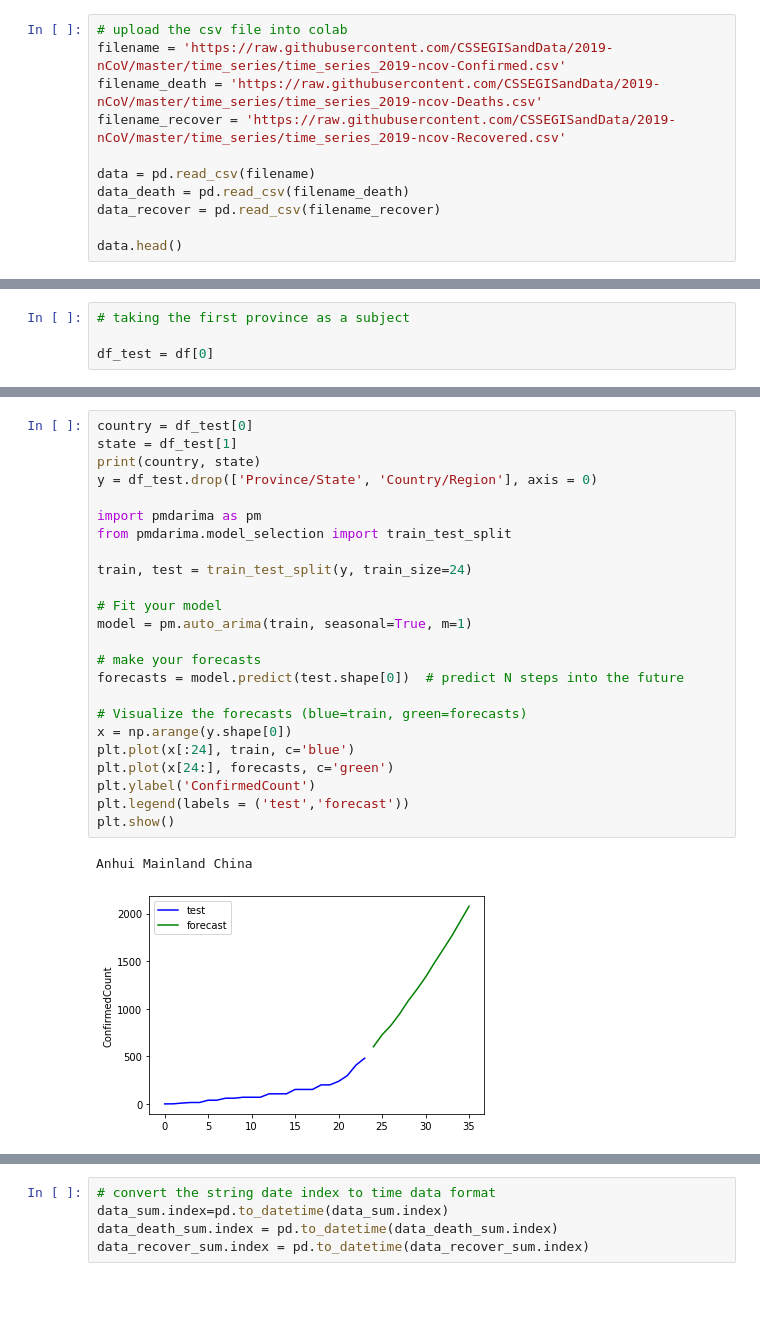
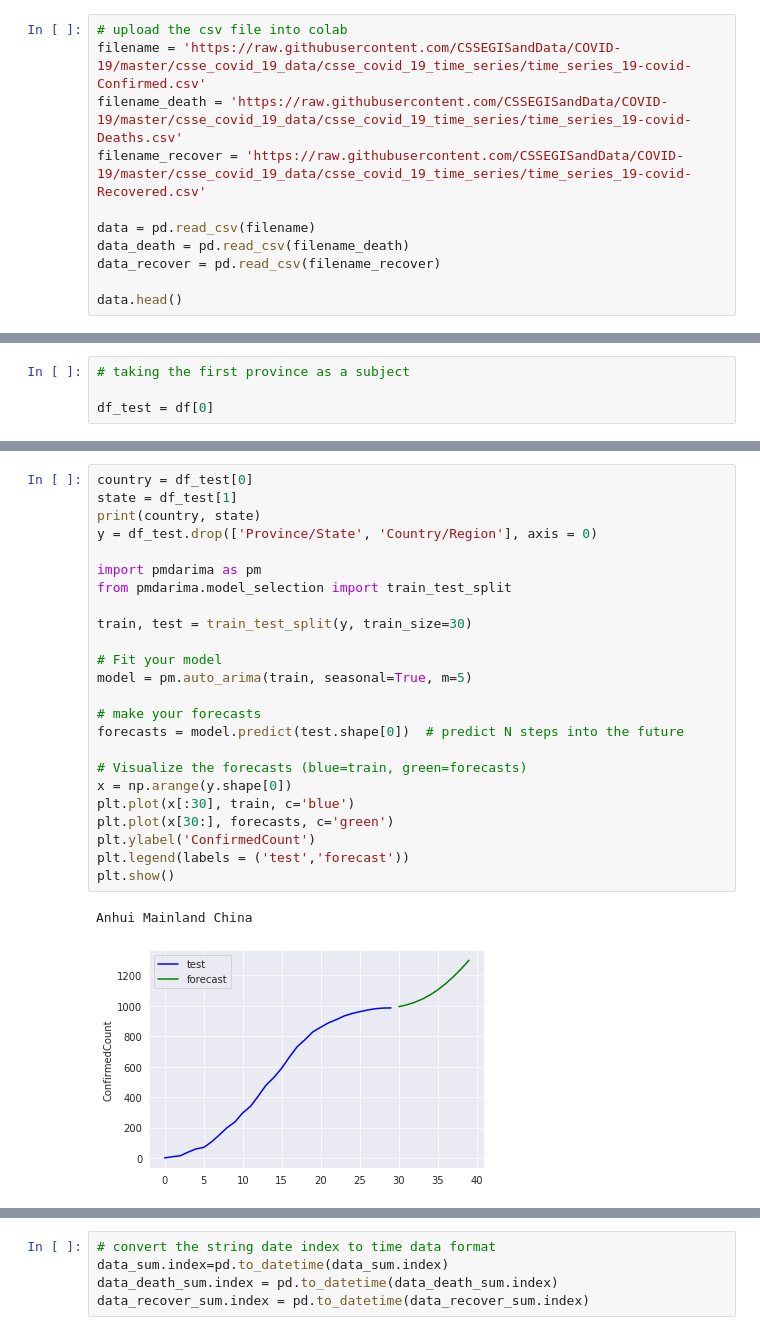
Before and after one commit to Felixwkk/cornoavirus, a Jupyter notebook: coronavirus.ipynb, the cells around one changed output, grey strips where cells are left out. Saved outputs shown, nothing was run; the diff lists cells and outputs as text; blank space fills up the shorter version.

```diff
--- a/coronavirus.ipynb
+++ b/coronavirus.ipynb
@@ -311,8 +345,8 @@ Font installed at the first time
 # %%
 # upload the csv file into colab
-filename = 'https://raw.githubusercontent.com/CSSEGISandData/2019-nCoV/master/time_series/time_series_2019-ncov-Confirmed.csv'
-filename_death = 'https://raw.githubusercontent.com/CSSEGISandData/2019-nCoV/master/time_series/time_series_2019-ncov-Deaths.csv'
-filename_recover = 'https://raw.githubusercontent.com/CSSEGISandData/2019-nCoV/master/time_series/time_series_2019-ncov-Recovered.csv'
+filename = 'https://raw.githubusercontent.com/CSSEGISandData/COVID-19/master/csse_covid_19_data/csse_covid_19_time_series/time_series_19-covid-Confirmed.csv'
+filename_death = 'https://raw.githubusercontent.com/CSSEGISandData/COVID-19/master/csse_covid_19_data/csse_covid_19_time_series/time_series_19-covid-Deaths.csv'
+filename_recover = 'https://raw.githubusercontent.com/CSSEGISandData/COVID-19/master/csse_covid_19_data/csse_covid_19_time_series/time_series_19-covid-Recovered.csv'
 
 data = pd.read_csv(filename)
 data_death = pd.read_csv(filename_death)
@@ -468,30 +505,30 @@ Name: 0, dtype: object
 # %%
 country = df_test[0]
 state = df_test[1]
 print(country, state)
 y = df_test.drop(['Province/State', 'Country/Region'], axis = 0)
 
 import pmdarima as pm
 from pmdarima.model_selection import train_test_split
 
-train, test = train_test_split(y, train_size=24)
+train, test = train_test_split(y, train_size=30)
 
 # Fit your model
-model = pm.auto_arima(train, seasonal=True, m=1)
+model = pm.auto_arima(train, seasonal=True, m=5)
 
 # make your forecasts
 forecasts = model.predict(test.shape[0])  # predict N steps into the future
 
 # Visualize the forecasts (blue=train, green=forecasts)
 x = np.arange(y.shape[0])
-plt.plot(x[:24], train, c='blue')
-plt.plot(x[24:], forecasts, c='green')
+plt.plot(x[:30], train, c='blue')
+plt.plot(x[30:], forecasts, c='green')
 plt.ylabel('ConfirmedCount')
 plt.legend(labels = ('test','forecast'))
 plt.show()
 # %% [output]
 Anhui Mainland China
-[figure, old version]
+[figure, new version]
 # %%
  # forecast next 25 days
 
```
Also changed, not shown: parts of 46 cells of this notebook.
